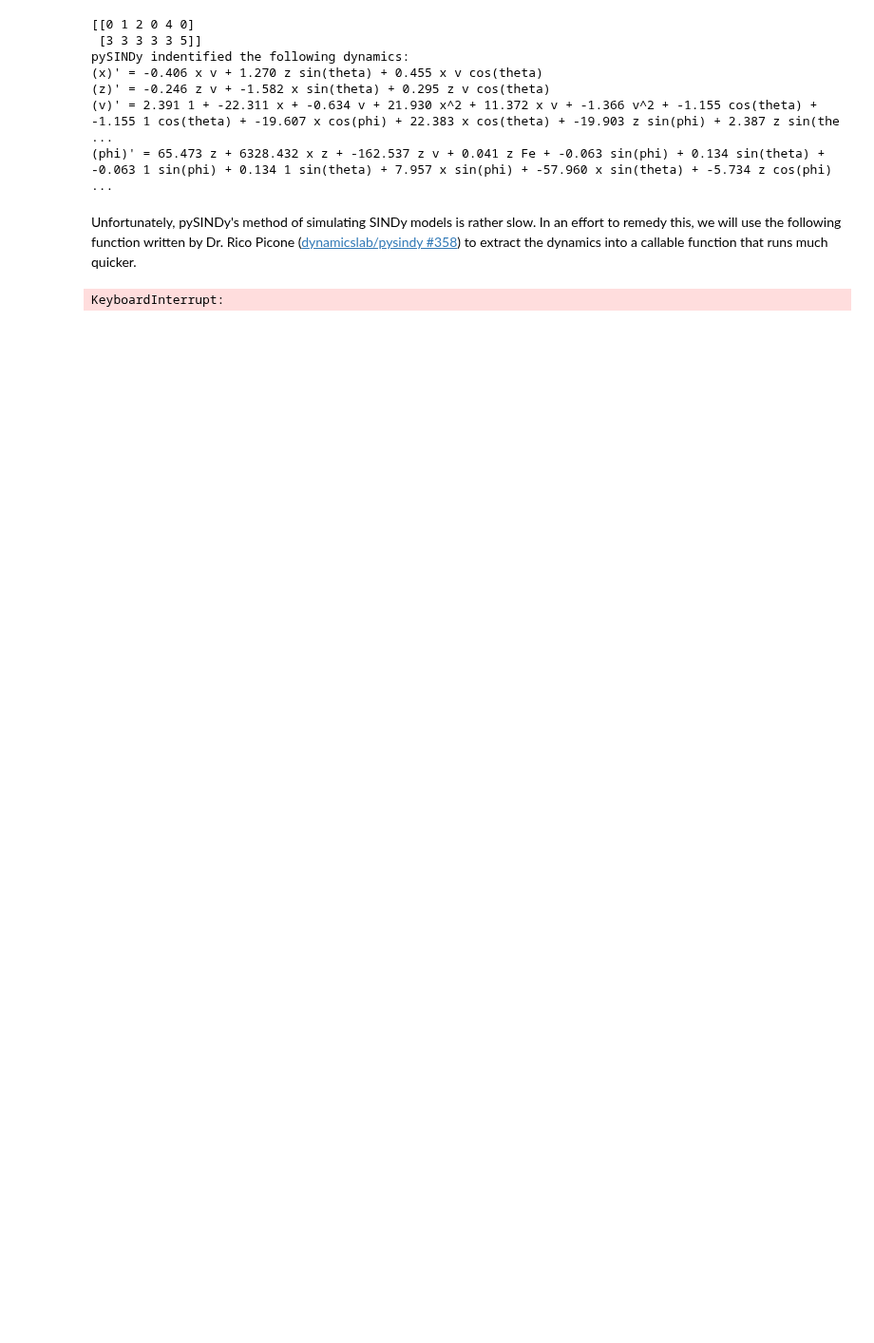
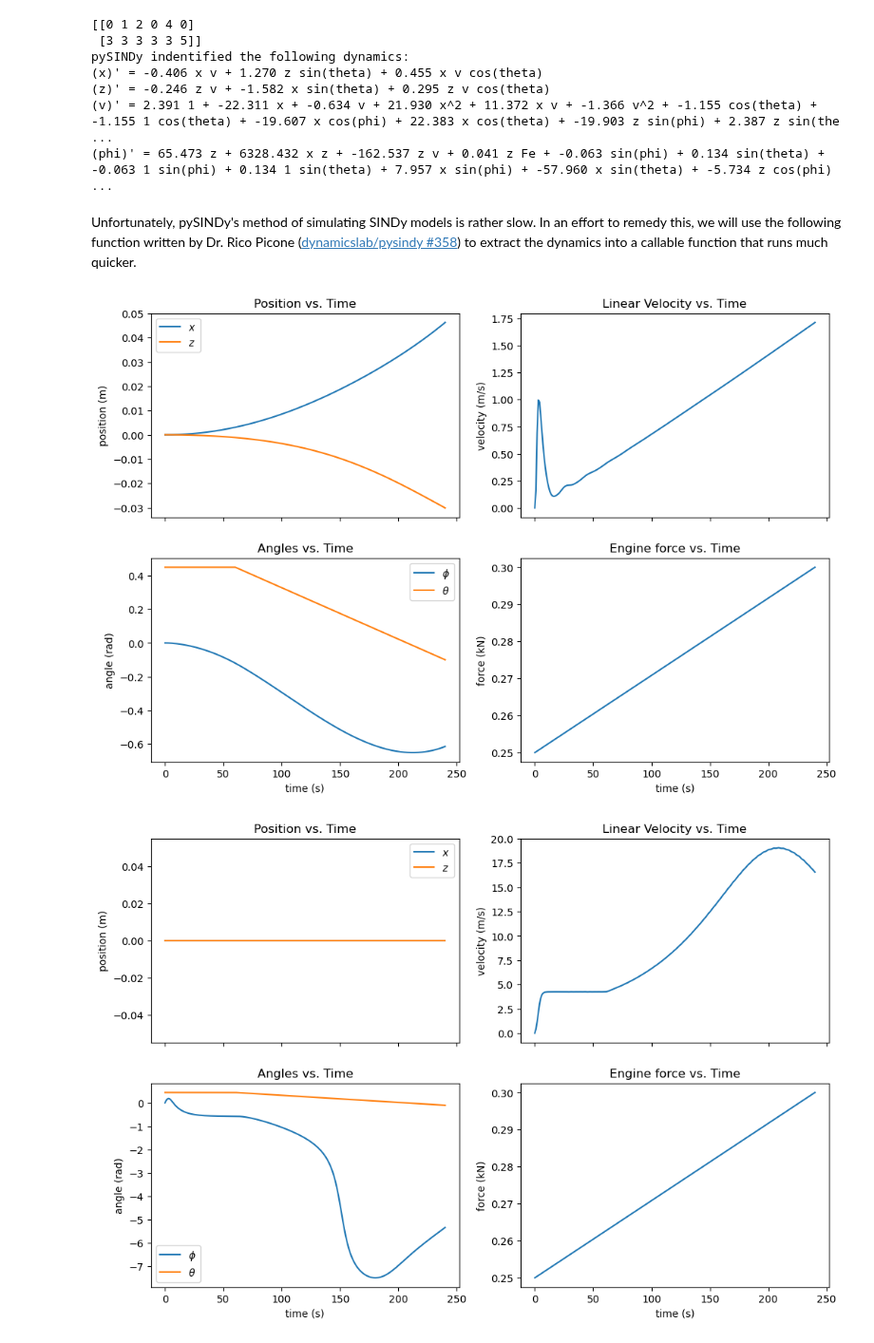
Before and after one commit to KylerLimata/hybrid-control-car, a Jupyter notebook: project.ipynb, the cells around one changed output. Shown at 95% size. Cells and saved outputs as stored; diff of their text form; code cells hidden in the pictures; blank space fills up the shorter version.

Commit message:
Simulate dynamics using controls library

```diff
--- a/project.ipynb
+++ b/project.ipynb
@@ -316,46 +316,32 @@ def extract_sindy_dynamics(sindy_model, eps=1e-12):
     return sindy_dynamics
 # %%
 from scipy.integrate import solve_ivp
+import control as ctrl
 
 nsteps = hz*4
 tsteps = np.linspace(0, nsteps, nsteps)
 test_trajectory_inputs = np.array([
     np.linspace(250, 300, nsteps),
     np.concatenate((
         0.45*np.ones(int(nsteps/4)),
         np.linspace(0.45, -0.1, 3*int(nsteps/4))
     ))
 ]).T
 test_trajectory = generate_training_data(sim, 0.0, nsteps, nstates, test_trajectory_inputs)
 
 # Now to generate a comparison trajectory
 x0 = np.array([0.0, 0.0, 0.0, 0.0])
-# model_trajectory = model.simulate(x0, t=tsteps, u=test_trajectory_inputs, integrator="odeint")
-# model_trajectory = np.zeros((nsteps, nstates))
 dynamics = extract_sindy_dynamics(model)
-
-# for t in range(nsteps):
-#     u = test_trajectory_inputs[t, :]
-#     u = np.array(u)
-#     x = dynamics(t, x0, u)
-
-#     model_trajectory[t, :] = x0
-
-#     x0 = np.array(x)
-
-def simulate_dynamics(t, x):
-    t = int(t)
-    u = test_trajectory_inputs[t, :]
-    return dynamics(t, x, u)
-
-soln = solve_ivp(simulate_dynamics, (0, nsteps-1), x0)
-model_trajectory = soln.y.T
-
-print(soln)
-
-print(model_trajectory[:240, :].shape)
+dynamics_sys = ctrl.NonlinearIOSystem(
+    dynamics, None, inputs=["Fe", "theta"], states=["x", "z", "v", "phi"],
+    name="dynamics_sys"
+)
+trajectory_predicted = ctrl.input_output_response(
+    dynamics_sys, T=tsteps, U=test_trajectory_inputs.T, X0=x0
+).states
 
 plot_data(tsteps, test_trajectory, test_trajectory_inputs)
-plot_data(tsteps, model_trajectory[:240, :], test_trajectory_inputs)
+plot_data(tsteps, trajectory_predicted.T, test_trajectory_inputs)
 # %% [output]
-KeyboardInterrupt:
+[figure, added]
+[figure, added]
```
